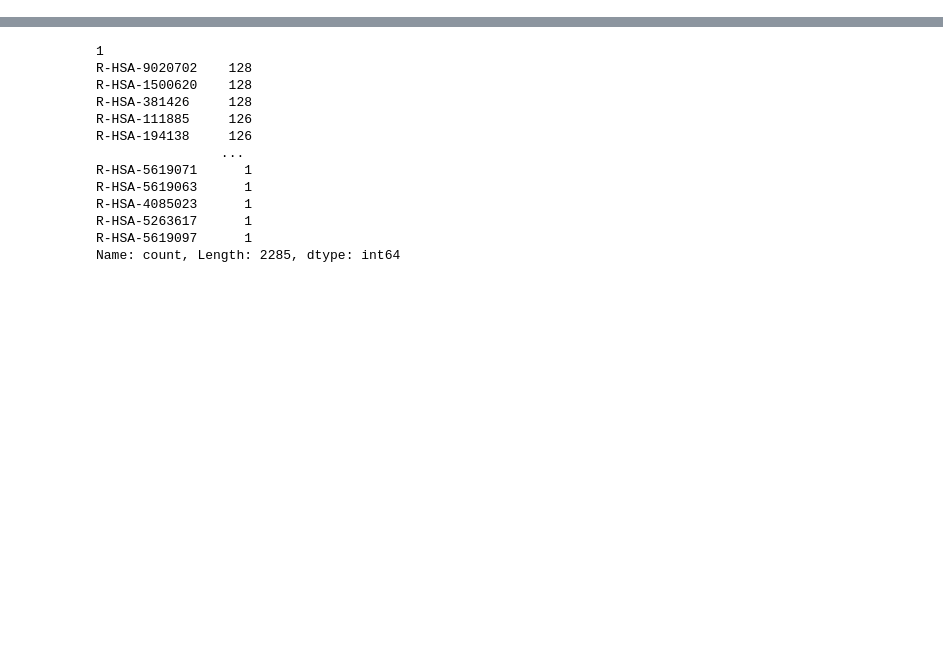
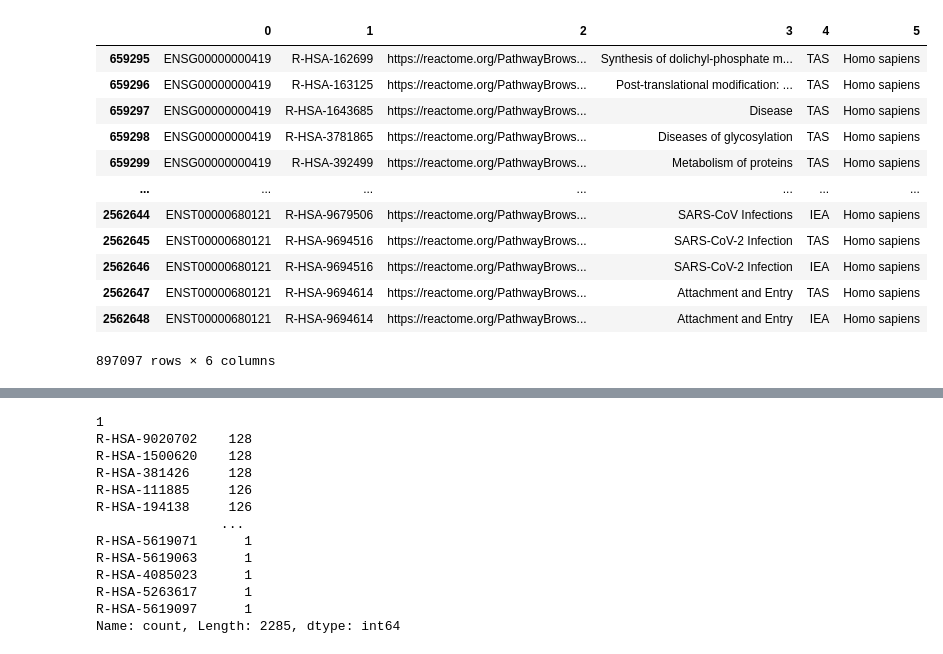
Before and after one commit to Polster-lab/Pytorch_Biologically_Informed_Neural_Network, a Jupyter notebook: Understanding_Network_Heirarchy.ipynb, the cells around one changed output, grey strips where cells are left out. Saved outputs shown, nothing was run; the diff lists cells and outputs as text; code cells hidden in the pictures; blank space fills up the shorter version.

```diff
--- a/Understanding_Network_Heirarchy.ipynb
+++ b/Understanding_Network_Heirarchy.ipynb
@@ -12,0 +71,17 @@ ensemble_pathway_relation = '../../usman/CellTICS/reactome/Ensembl2Reactome_All_
+# %%
+ensemble_pathway_relation_df = ensemble_pathway_relation_df[ensemble_pathway_relation_df[5] == 'Homo sapiens']
+ensemble_pathway_relation_df
+# %% [output]
+|  | 0 | 1 | 2 | 3 | 4 | 5 |
+| 659295 | ENSG00000000419 | R-HSA-162699 | https://reactome.org/PathwayBrows... | Synthesis of dolichyl-phosphate m... | TAS | Homo sapiens |
+| 659296 | ENSG00000000419 | R-HSA-163125 | https://reactome.org/PathwayBrows... | Post-translational modification: ... | TAS | Homo sapiens |
+| 659297 | ENSG00000000419 | R-HSA-1643685 | https://reactome.org/PathwayBrows... | Disease | TAS | Homo sapiens |
+| 659298 | ENSG00000000419 | R-HSA-3781865 | https://reactome.org/PathwayBrows... | Diseases of glycosylation | TAS | Homo sapiens |
+| 659299 | ENSG00000000419 | R-HSA-392499 | https://reactome.org/PathwayBrows... | Metabolism of proteins | TAS | Homo sapiens |
+| ... | ... | ... | ... | ... | ... | ... |
+| 2562644 | ENST00000680121 | R-HSA-9679506 | https://reactome.org/PathwayBrows... | SARS-CoV Infections | IEA | Homo sapiens |
+| 2562645 | ENST00000680121 | R-HSA-9694516 | https://reactome.org/PathwayBrows... | SARS-CoV-2 Infection | TAS | Homo sapiens |
+| 2562646 | ENST00000680121 | R-HSA-9694516 | https://reactome.org/PathwayBrows... | SARS-CoV-2 Infection | IEA | Homo sapiens |
+| 2562647 | ENST00000680121 | R-HSA-9694614 | https://reactome.org/PathwayBrows... | Attachment and Entry | TAS | Homo sapiens |
+| 2562648 | ENST00000680121 | R-HSA-9694614 | https://reactome.org/PathwayBrows... | Attachment and Entry | IEA | Homo sapiens |
+897097 rows × 6 columns
```
Also changed, not shown: parts of 20 cells of this notebook, 19 other files.
